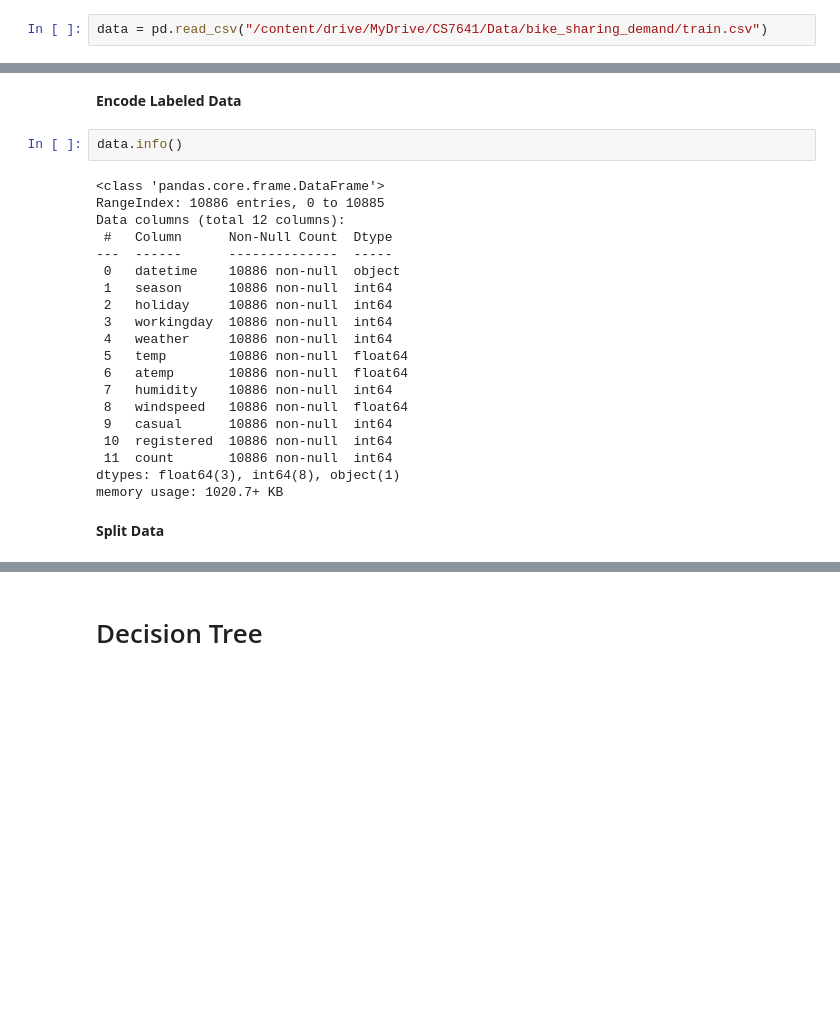
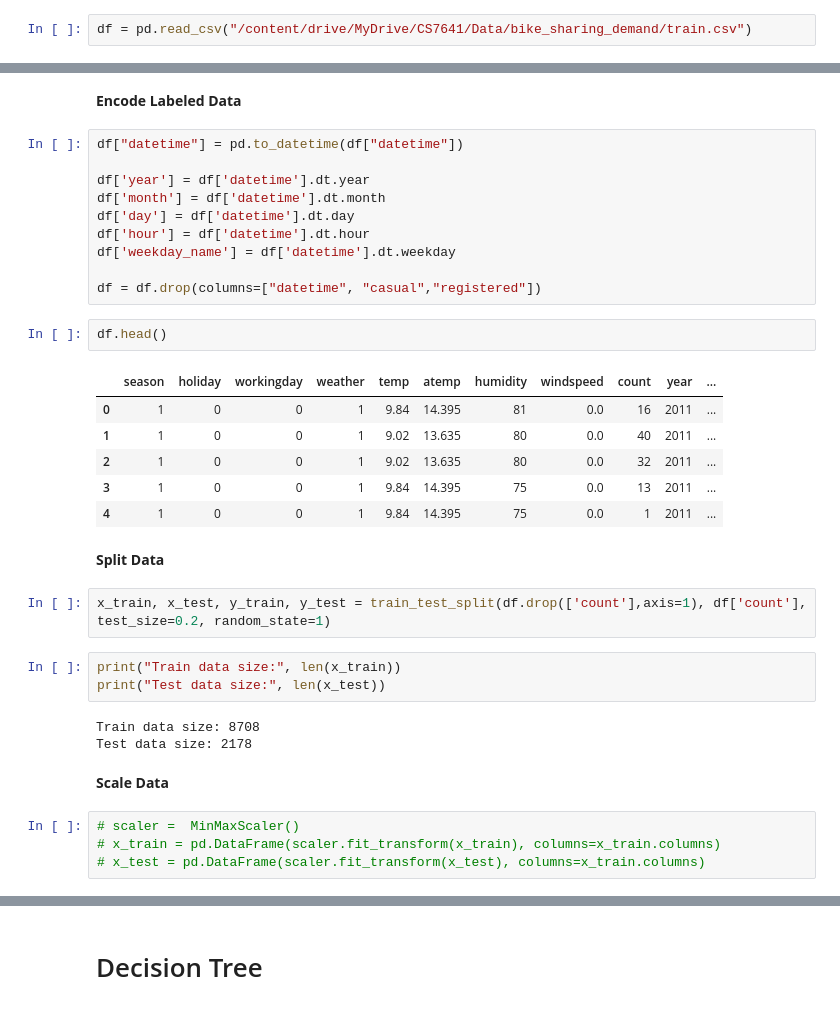
Before and after one commit to naralakamsani/supervised_learning, a Jupyter notebook: bike_sharing_demand.ipynb, the cells around one changed output, grey strips where cells are left out. Drawn from its saved outputs; the diff is of its cells as text; blank space fills up the shorter version.

```diff
--- a/bike_sharing_demand.ipynb
+++ b/bike_sharing_demand.ipynb
@@ -32,3 +30,3 @@ Mounted at /content/drive
 # %%
-data = pd.read_csv("/content/drive/MyDrive/CS7641/Data/bike_sharing_demand/train.csv")
+df = pd.read_csv("/content/drive/MyDrive/CS7641/Data/bike_sharing_demand/train.csv")
 # %%
@@ -42,27 +40,38 @@ data.head()
 | 4 | 2011-01-01 04:00:00 | 1 | 0 | 0 | 1 | 9.84 | 14.395 | 75 | 0.0 | 0 | ... |
 # %% [markdown]
 **Encode Labeled Data**
-# %%
-data.info()
-# %% [output]
-<class 'pandas.core.frame.DataFrame'>
-RangeIndex: 10886 entries, 0 to 10885
-Data columns (total 12 columns):
- #   Column      Non-Null Count  Dtype
----  ------      --------------  -----
- 0   datetime    10886 non-null  object
- 1   season      10886 non-null  int64
- 2   holiday     10886 non-null  int64
- 3   workingday  10886 non-null  int64
- 4   weather     10886 non-null  int64
- 5   temp        10886 non-null  float64
- 6   atemp       10886 non-null  float64
- 7   humidity    10886 non-null  int64
- 8   windspeed   10886 non-null  float64
- 9   casual      10886 non-null  int64
- 10  registered  10886 non-null  int64
- 11  count       10886 non-null  int64
-dtypes: float64(3), int64(8), object(1)
-memory usage: 1020.7+ KB
+# %%
+df["datetime"] = pd.to_datetime(df["datetime"])
+
+df['year'] = df['datetime'].dt.year
+df['month'] = df['datetime'].dt.month
+df['day'] = df['datetime'].dt.day
+df['hour'] = df['datetime'].dt.hour
+df['weekday_name'] = df['datetime'].dt.weekday
+
+df = df.drop(columns=["datetime", "casual","registered"])
+# %%
+df.head()
+# %% [output]
+|  | season | holiday | workingday | weather | temp | atemp | humidity | windspeed | count | year | ... |
+| 0 | 1 | 0 | 0 | 1 | 9.84 | 14.395 | 81 | 0.0 | 16 | 2011 | ... |
+| 1 | 1 | 0 | 0 | 1 | 9.02 | 13.635 | 80 | 0.0 | 40 | 2011 | ... |
+| 2 | 1 | 0 | 0 | 1 | 9.02 | 13.635 | 80 | 0.0 | 32 | 2011 | ... |
+| 3 | 1 | 0 | 0 | 1 | 9.84 | 14.395 | 75 | 0.0 | 13 | 2011 | ... |
+| 4 | 1 | 0 | 0 | 1 | 9.84 | 14.395 | 75 | 0.0 | 1 | 2011 | ... |
 # %% [markdown]
 **Split Data**
+# %%
+x_train, x_test, y_train, y_test = train_test_split(df.drop(['count'],axis=1), df['count'], test_size=0.2, random_state=1)
+# %%
+print("Train data size:", len(x_train))
+print("Test data size:", len(x_test))
+# %% [output]
+Train data size: 8708
+Test data size: 2178
+# %% [markdown]
+**Scale Data**
+# %%
+# scaler =  MinMaxScaler()
+# x_train = pd.DataFrame(scaler.fit_transform(x_train), columns=x_train.columns)
+# x_test = pd.DataFrame(scaler.fit_transform(x_test), columns=x_train.columns)
```
Also changed, not shown: parts of 7 cells of this notebook.
